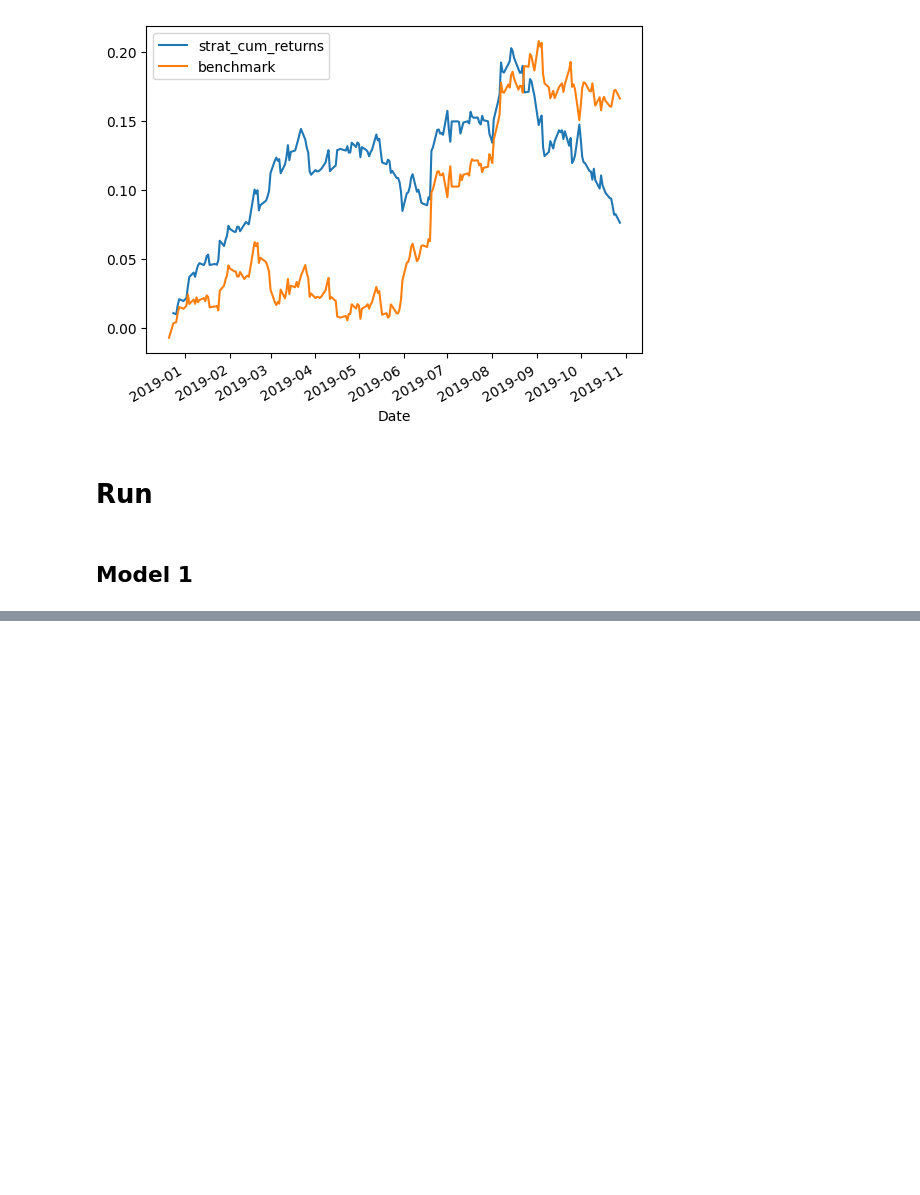
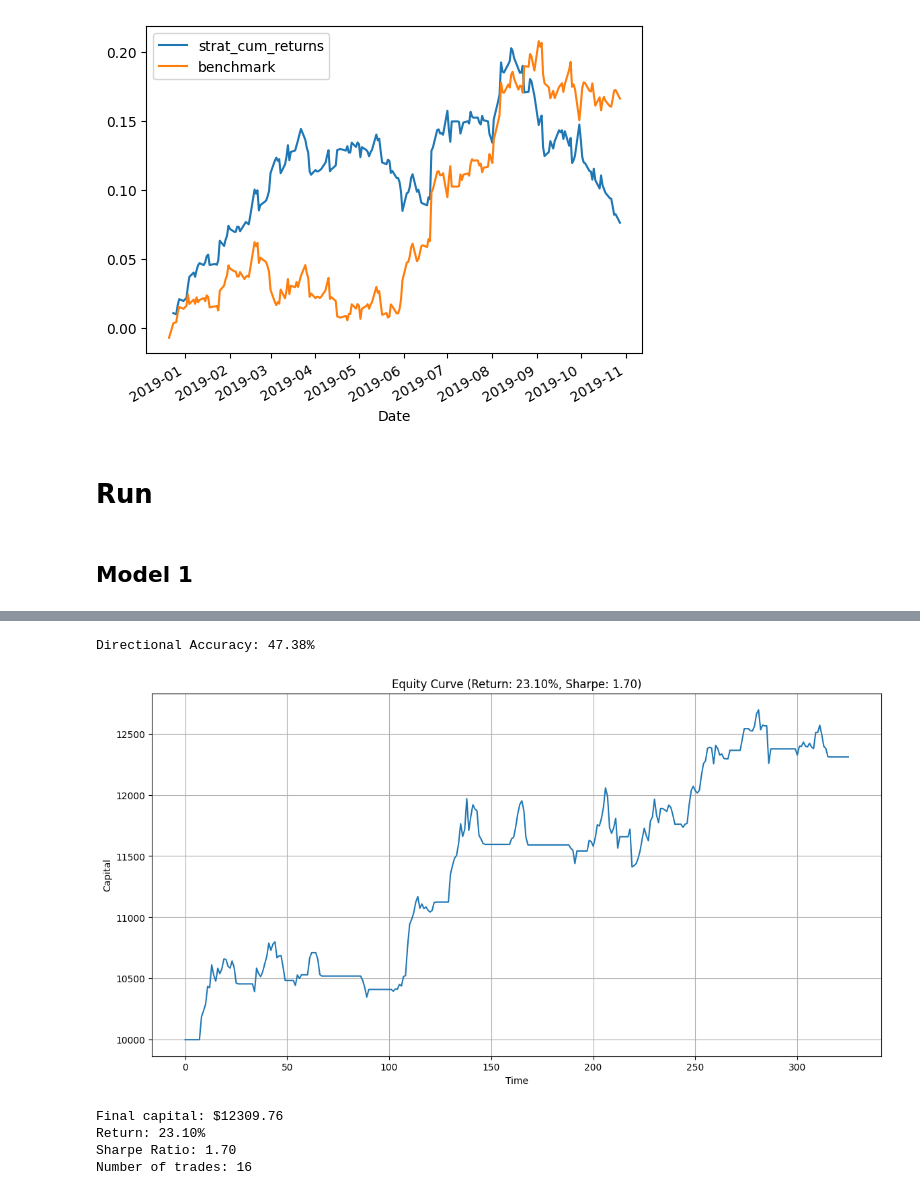
Before and after one commit to whyyouj/market-sentiment-analysis, a Jupyter notebook: gold_historical/lstm.ipynb, the cells around one changed output, grey strips where cells are left out. Drawn from its saved outputs; the diff is of its cells as text; code cells hidden in the pictures; blank space fills up the shorter version.

```diff
--- a/gold_historical/lstm.ipynb
+++ b/gold_historical/lstm.ipynb
@@ -801,0 +792,75 @@ MAPE: 13.28%
+# %%
+def directional_accuracy(y_true, y_pred):
+        y_true_changes = np.diff(y_true)
+        y_pred_changes = np.diff(y_pred)
+        correct_direction = (y_true_changes * y_pred_changes) > 0
+        return np.mean(correct_direction) * 100
+
+da = directional_accuracy(test_results["actual"], test_results["pred"])
+print(f"Directional Accuracy: {da:.2f}%")
+
+# 5. Trading Strategy Backtest
+def backtest_trading_strategy(y_true, y_pred, initial_capital=10000):
+    """
+    Simple backtest of a trading strategy based on predictions
+    """
+    capital = initial_capital
+    position = 0  # 0: no position, 1: long
+    trades = []
+    equity_curve = [capital]
+
+    for i in range(1, len(y_true)):
+        # Strategy: Buy if prediction is up, sell if prediction is down
+        pred_direction = y_pred[i] > y_pred[i-1]
+
+        # Execute trades
+        if pred_direction and position == 0:  # Buy signal
+            position = 1
+            entry_price = y_true[i]
+            trades.append(('BUY', i, entry_price))
+        elif not pred_direction and position == 1:  # Sell signal
+            position = 0
+            exit_price = y_true[i]
+            profit = exit_price - trades[-1][2]  # Current price - entry price
+            capital += profit * (initial_capital / trades[-1][2])  # Scale by position size
+            trades.append(('SELL', i, exit_price, profit))
+
+        # Update equity curve
+        if position == 1:
+            # If holding, update equity with unrealized gains/losses
+            current_value = capital + (y_true[i] - trades[-1][2]) * (initial_capital / trades[-1][2])
+            equity_curve.append(current_value)
+        else:
+            equity_curve.append(capital)
+
+    # Calculate performance metrics
+    returns = (capital - initial_capital) / initial_capital * 100
+
+    # Calculate Sharpe ratio (simplified)
+    daily_returns = np.diff(equity_curve) / np.array(equity_curve[:-1])
+    sharpe_ratio = np.mean(daily_returns) / np.std(daily_returns) * np.sqrt(252)  # Annualized
+
+    # Plot equity curve
+    plt.figure(figsize=(14, 7))
+    plt.plot(equity_curve)
+    plt.xlabel('Time')
+    plt.ylabel('Capital')
+    plt.title(f'Equity Curve (Return: {returns:.2f}%, Sharpe: {sharpe_ratio:.2f})')
+    plt.grid(True)
+    plt.show()
+
+    print(f"Final capital: ${capital:.2f}")
+    print(f"Return: {returns:.2f}%")
+    print(f"Sharpe Ratio: {sharpe_ratio:.2f}")
+    print(f"Number of trades: {len(trades) // 2}")
+
+    return trades, equity_curve
+
+trades, equity_curve = backtest_trading_strategy(test_results["actual"], test_results["pred"])
+# %% [output]
+Directional Accuracy: 47.38%
+[figure, added]
+Final capital: $12309.76
+Return: 23.10%
+Sharpe Ratio: 1.70
+Number of trades: 16
```
Also changed, not shown: parts of 3 cells of this notebook, 5 other files.
